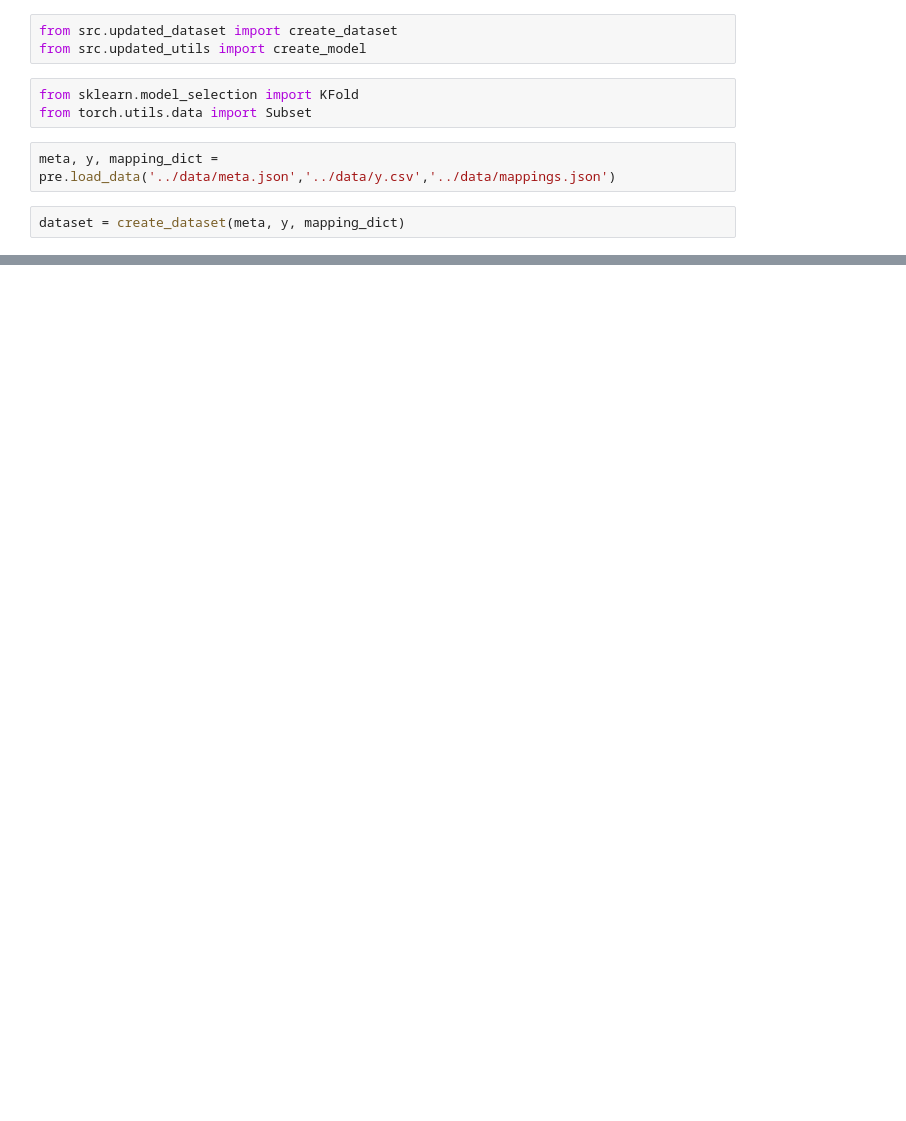
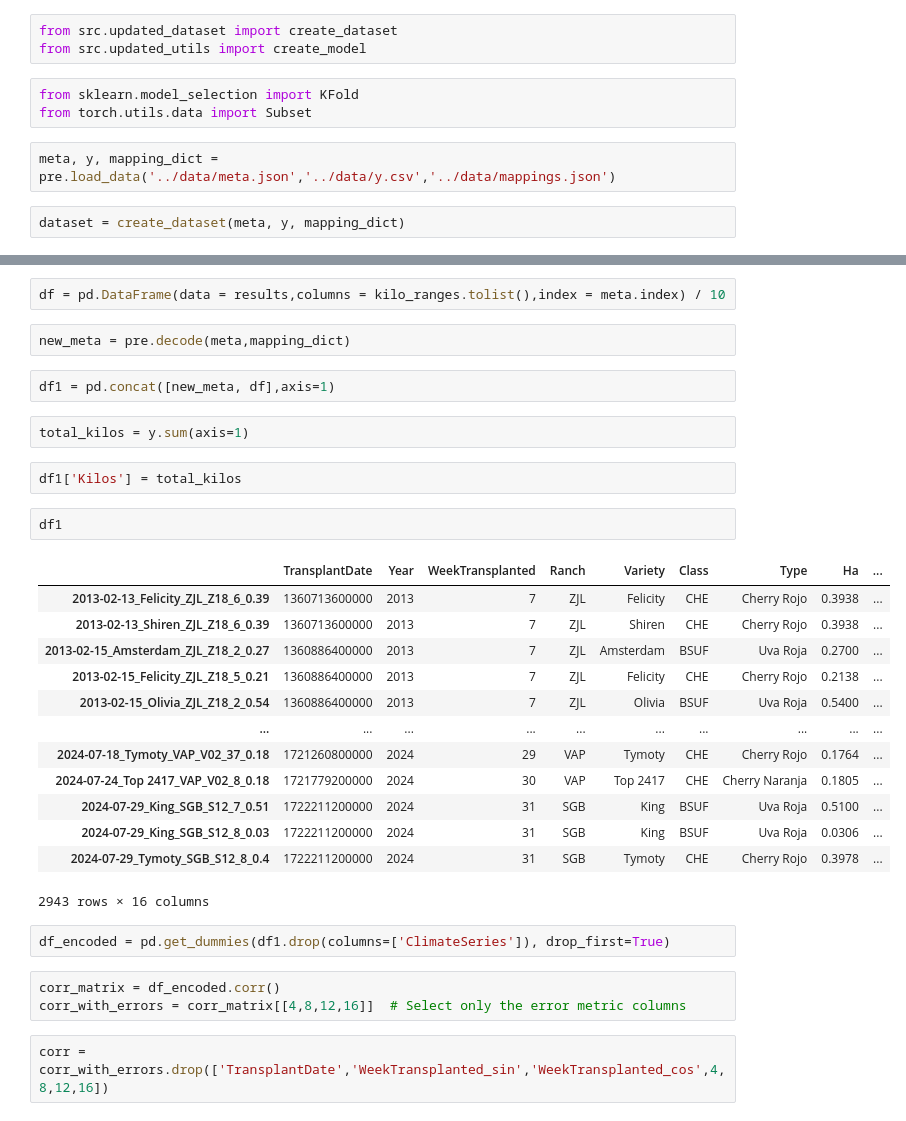
Before and after one commit to ZakirBAhmad/CherryOnTop, a Jupyter notebook: sandbox/curve_adjustment.ipynb, the cells around one changed output, grey strips where cells are left out. Saved outputs shown, nothing was run; the diff lists cells and outputs as text; blank space fills up the shorter version.

```diff
--- a/sandbox/curve_adjustment.ipynb
+++ b/sandbox/curve_adjustment.ipynb
@@ -80,0 +83,33 @@ ValueError: too many values to unpack (expected 8)
+# %%
+df = pd.DataFrame(data = results,columns = kilo_ranges.tolist(),index = meta.index) / 10
+# %%
+new_meta = pre.decode(meta,mapping_dict)
+# %%
+df1 = pd.concat([new_meta, df],axis=1)
+# %%
+total_kilos = y.sum(axis=1)
+# %%
+df1['Kilos'] = total_kilos
+# %%
+df1
+# %% [output]
+|  | TransplantDate | Year | WeekTransplanted | Ranch | Variety | Class | Type | Ha | ... |
+| 2013-02-13_Felicity_ZJL_Z18_6_0.39 | 1360713600000 | 2013 | 7 | ZJL | Felicity | CHE | Cherry Rojo | 0.3938 | ... |
+| 2013-02-13_Shiren_ZJL_Z18_6_0.39 | 1360713600000 | 2013 | 7 | ZJL | Shiren | CHE | Cherry Rojo | 0.3938 | ... |
+| 2013-02-15_Amsterdam_ZJL_Z18_2_0.27 | 1360886400000 | 2013 | 7 | ZJL | Amsterdam | BSUF | Uva Roja | 0.2700 | ... |
+| 2013-02-15_Felicity_ZJL_Z18_5_0.21 | 1360886400000 | 2013 | 7 | ZJL | Felicity | CHE | Cherry Rojo | 0.2138 | ... |
+| 2013-02-15_Olivia_ZJL_Z18_2_0.54 | 1360886400000 | 2013 | 7 | ZJL | Olivia | BSUF | Uva Roja | 0.5400 | ... |
+| ... | ... | ... | ... | ... | ... | ... | ... | ... | ... |
+| 2024-07-18_Tymoty_VAP_V02_37_0.18 | 1721260800000 | 2024 | 29 | VAP | Tymoty | CHE | Cherry Rojo | 0.1764 | ... |
+| 2024-07-24_Top 2417_VAP_V02_8_0.18 | 1721779200000 | 2024 | 30 | VAP | Top 2417 | CHE | Cherry Naranja | 0.1805 | ... |
+| 2024-07-29_King_SGB_S12_7_0.51 | 1722211200000 | 2024 | 31 | SGB | King | BSUF | Uva Roja | 0.5100 | ... |
+| 2024-07-29_King_SGB_S12_8_0.03 | 1722211200000 | 2024 | 31 | SGB | King | BSUF | Uva Roja | 0.0306 | ... |
+| 2024-07-29_Tymoty_SGB_S12_8_0.4 | 1722211200000 | 2024 | 31 | SGB | Tymoty | CHE | Cherry Rojo | 0.3978 | ... |
+2943 rows × 16 columns
+# %%
+df_encoded = pd.get_dummies(df1.drop(columns=['ClimateSeries']), drop_first=True)
+# %%
+corr_matrix = df_encoded.corr()
+corr_with_errors = corr_matrix[[4,8,12,16]]  # Select only the error metric columns
+# %%
+corr = corr_with_errors.drop(['TransplantDate','WeekTransplanted_sin','WeekTransplanted_cos',4,8,12,16])
```
Also changed, not shown: parts of 8 cells of this notebook, 7 other files.
